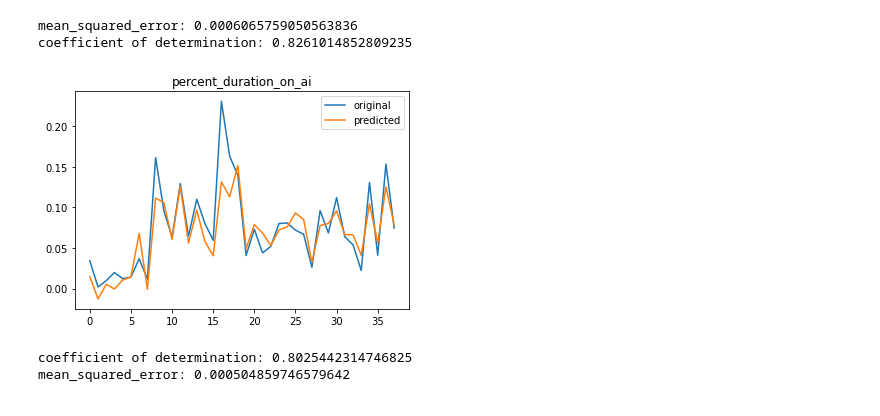
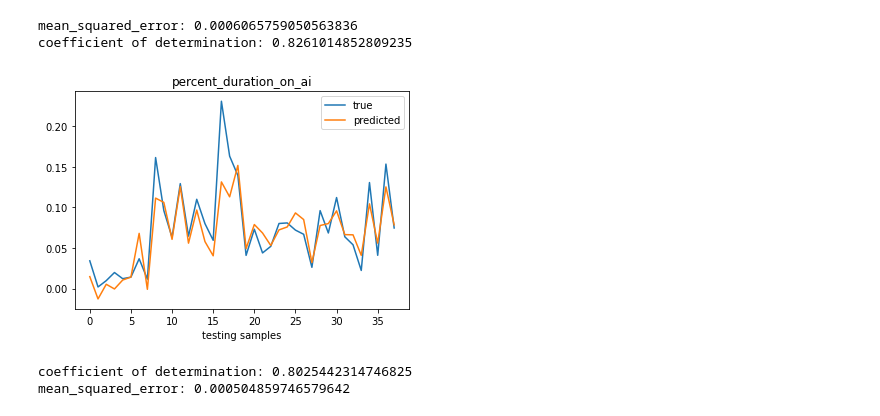
Before and after one commit to ymo6/user_ai_reliance, a Jupyter notebook: Alex's code/Linear Regression-duration.ipynb, the cells around one changed output. Cells and saved outputs as stored; diff of their text form; code cells hidden in the pictures.

Commit message:
update graph labels

```diff
--- a/Alex's code/Linear Regression-duration.ipynb
+++ b/Alex's code/Linear Regression-duration.ipynb
@@ -69,13 +69,14 @@ mean_squared_error: 0.0006065759050563836
 coefficient of determination: 0.8261014852809235
 # %%
 x_ax = range(len(y_test))
-plt.plot(x_ax, y_test, label="original")
+plt.plot(x_ax, y_test, label="true")
 plt.plot(x_ax, y_hat, label="predicted")
 plt.title("percent_duration_on_ai")
+plt.xlabel("testing samples")
 plt.legend()
 plt.show()
 # %% [output]
-[figure, old version]
+[figure, new version]
 # %%
 #regularization
 from sklearn.linear_model import Ridge
```
Also changed, not shown: parts of 5 cells of this notebook.
